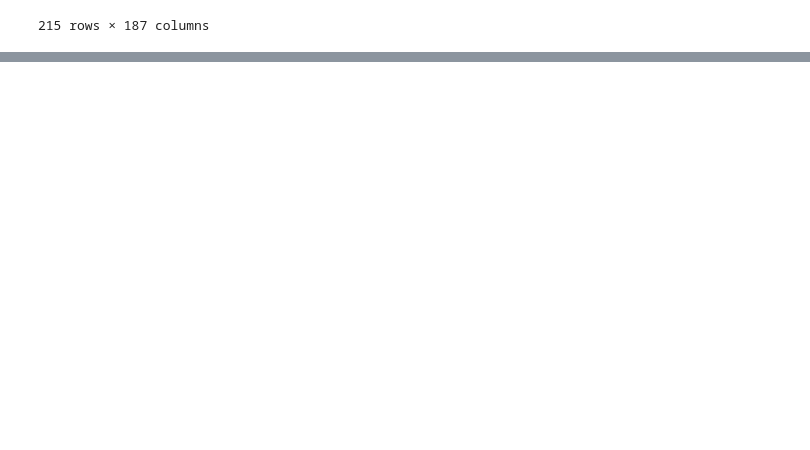
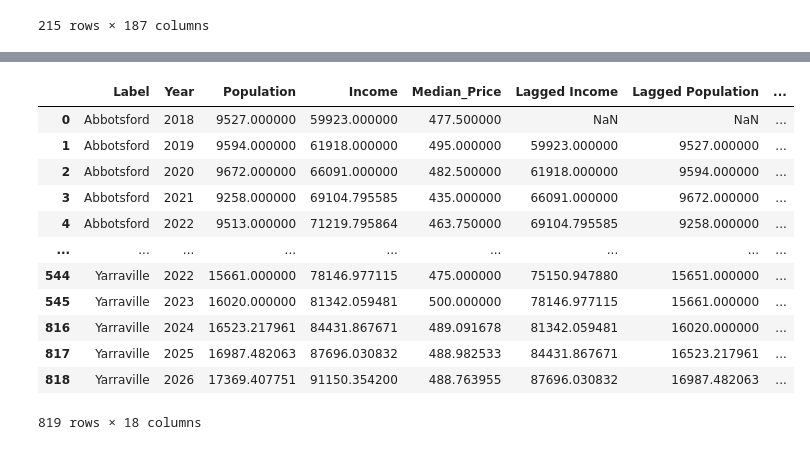
Before and after one commit to MAST30034-AppliedDataScience/project-2-group-real-estate-hexosergeantchelelebratebonitz, a Jupyter notebook: notebooks/Can/Modelling.ipynb, the cells around one changed output, grey strips where cells are left out. Drawn from its saved outputs; the diff is of its cells as text; code cells hidden in the pictures; blank space fills up the shorter version.

```diff
--- a/notebooks/Can/Modelling.ipynb
+++ b/notebooks/Can/Modelling.ipynb
@@ -104,0 +353,8 @@ data
+# %%
+# Decode the 'Year' columns back to their original form
+data_long_all_encoded_test['Year'] = data_long_all_encoded_test.filter(like='Year_').idxmax(axis=1).str.replace('Year_', '')
+data_long_all_encoded_test['Label'] = data_long_all_encoded_test.filter(like='Label_').idxmax(axis=1).str.replace('Label_', '')
+# Drop the encoded columns
+encoded_columns = data_long_all_encoded_test.filter(like='Label_').columns.tolist() + data_long_all_encoded_test.filter(like='Year_').columns.tolist()
+data_long_all_encoded_test.drop(columns=encoded_columns, inplace=True)
+data_long_all_encoded_test
@@ -104,0 +429,33 @@ data
+# %%
+data_long_final['Lagged Income'] = data_long_final.groupby('Label')['Income'].shift(1)
+data_long_final['Lagged Population'] = data_long_final.groupby('Label')['Population'].shift(1)
+data_long_final['Lagged Median_Price'] = data_long_final.groupby('Label')['Median_Price'].shift(1)
+
+data_long_final['Median_Price Growth'] = (data_long_final['Median_Price'] - data_long_final['Lagged Median_Price']) / data_long_final['Lagged Median_Price']
+
+# Calculate the change in Median Price from 2024-2026 in each suburb
+data_long_final['Median_Price Change'] = data_long_final.groupby('Label')['Median_Price'].diff()
+
+# Filter the data for the years 2024-2026
+data_2024_2026 = data_long_final[data_long_final['Year'].isin(['2024', '2025', '2026'])]
+
+# Calculate the change in Median Price from 2024-2026 for each suburb
+median_price_change = data_2024_2026.groupby('Label')['Median_Price Change'].sum().reset_index()
+median_price_change.rename(columns={'Median_Price Change': 'Total Median_Price Change 2024-2026'}, inplace=True)
+median_price_change
+
+'''
+# Top 10 suburbs with the highest median price growth in 2024, 2025, and 2026
+data_long_final_2024 = data_long_final[data_long_final['Year'] == '2024']
+data_long_final_2025 = data_long_final[data_long_final['Year'] == '2025']
+data_long_final_2026 = data_long_final[data_long_final['Year'] == '2026']
+
+top_10_growth_2024 = data_long_final_2024.sort_values(by='Median_Price Growth', ascending=False).head(10)
+top_10_growth_2025 = data_long_final_2025.sort_values(by='Median_Price Growth', ascending=False).head(10)
+top_10_growth_2026 = data_long_final_2026.sort_values(by='Median_Price Growth', ascending=False).head(10)
+
+# Drop irrelevant columns
+columns_to_keep = ['Year', 'Label', 'Population', 'Income', 'Median_Price', 'Median_Price Growth']
+top_10_growth_2024 = top_10_growth_2024[columns_to_keep]
+top_10_growth_2025 = top_10_growth_2025[columns_to_keep]
+top_10_growth_2026 = top_10_growth_2026[columns_to_keep]'''
@@ -104,0 +494,17 @@ data
+# %%
+data_long_final = data_long_final.sort_values(by=['Label', 'Year'])
+data_long_final
+# %% [output]
+|  | Label | Year | Population | Income | Median_Price | Lagged Income | Lagged Population | ... |
+| 0 | Abbotsford | 2018 | 9527.000000 | 59923.000000 | 477.500000 | NaN | NaN | ... |
+| 1 | Abbotsford | 2019 | 9594.000000 | 61918.000000 | 495.000000 | 59923.000000 | 9527.000000 | ... |
+| 2 | Abbotsford | 2020 | 9672.000000 | 66091.000000 | 482.500000 | 61918.000000 | 9594.000000 | ... |
+| 3 | Abbotsford | 2021 | 9258.000000 | 69104.795585 | 435.000000 | 66091.000000 | 9672.000000 | ... |
+| 4 | Abbotsford | 2022 | 9513.000000 | 71219.795864 | 463.750000 | 69104.795585 | 9258.000000 | ... |
+| ... | ... | ... | ... | ... | ... | ... | ... | ... |
+| 544 | Yarraville | 2022 | 15661.000000 | 78146.977115 | 475.000000 | 75150.947880 | 15651.000000 | ... |
+| 545 | Yarraville | 2023 | 16020.000000 | 81342.059481 | 500.000000 | 78146.977115 | 15661.000000 | ... |
+| 816 | Yarraville | 2024 | 16523.217961 | 84431.867671 | 489.091678 | 81342.059481 | 16020.000000 | ... |
+| 817 | Yarraville | 2025 | 16987.482063 | 87696.030832 | 488.982533 | 84431.867671 | 16523.217961 | ... |
+| 818 | Yarraville | 2026 | 17369.407751 | 91150.354200 | 488.763955 | 87696.030832 | 16987.482063 | ... |
+819 rows × 18 columns
```
Also changed, not shown: parts of 23 cells of this notebook, 1 other file.
